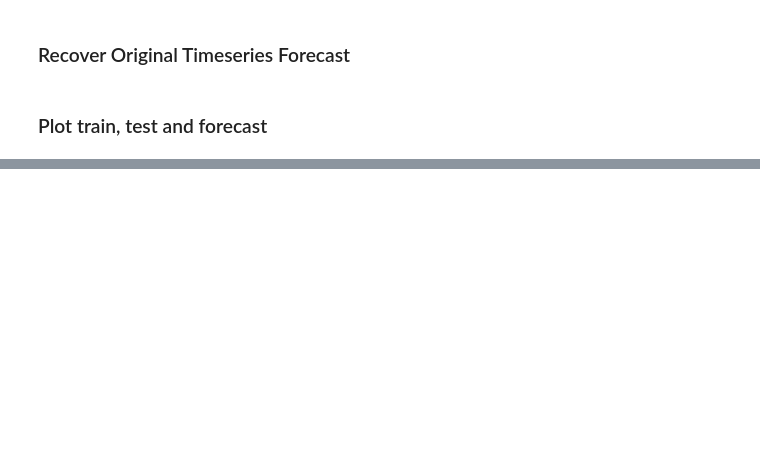
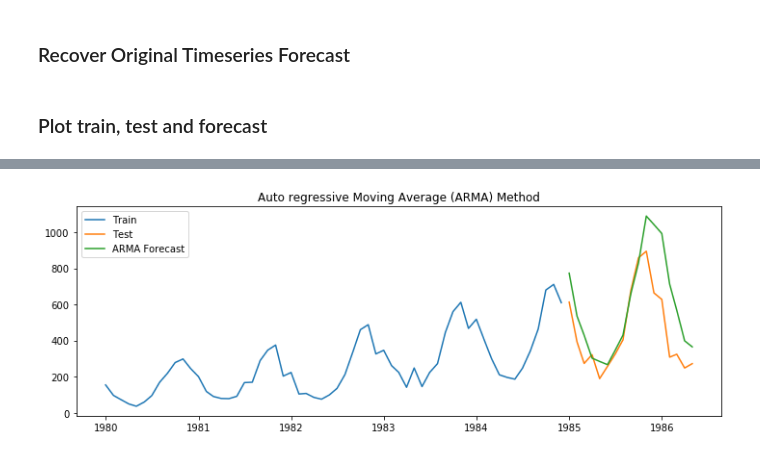
Before and after one commit to anishmahapatra/machine-learning-02, a Jupyter notebook: Timeseries-Forecasting-II/TSF2 - Sales Data.ipynb, the cells around one changed output, grey strips where cells are left out. Cells and saved outputs as stored; diff of their text form; code cells hidden in the pictures; blank space fills up the shorter version.

```diff
--- a/Timeseries-Forecasting-II/TSF2 - Sales Data.ipynb
+++ b/Timeseries-Forecasting-II/TSF2 - Sales Data.ipynb
@@ -613,0 +635,4 @@ results
+# %%
+model = ARIMA(train_data_boxcox_diff, order = (4,0,3))
+model_fit = model.fit()
+print(model_fit.params)
@@ -613,0 +649,16 @@ results
+# %%
+y_hat_arma = data_boxcox_diff.copy()
+y_hat_arma['arma_forecast_boxcox_diff'] = model_fit.predict(data_boxcox_diff.index.min(), data_boxcox_diff.index.max())
+y_hat_arma['arma_forecast_boxcox'] = y_hat_arma['arma_forecast_boxcox_diff'].cumsum()
+y_hat_arma['arma_forecast_boxcox'] = y_hat_arma['arma_forecast_boxcox'].add(data_boxcox[0])
+y_hat_arma['arma_forecast'] = np.exp(y_hat_arma['arma_forecast_boxcox'])
+# %%
+plt.figure(figsize = (12,4))
+plt.plot(train['Passengers'], label = 'Train')
+plt.plot(test['Passengers'], label = 'Test')
+plt.plot(y_hat_arma['arma_forecast'][test.index.min():], label = 'ARMA Forecast')
+plt.legend(loc='best')
+plt.title('Auto regressive Moving Average (ARMA) Method')
+plt.show()
+# %% [output]
+[figure, added]
```
Also changed, not shown: parts of 22 cells of this notebook, 4 other files.
